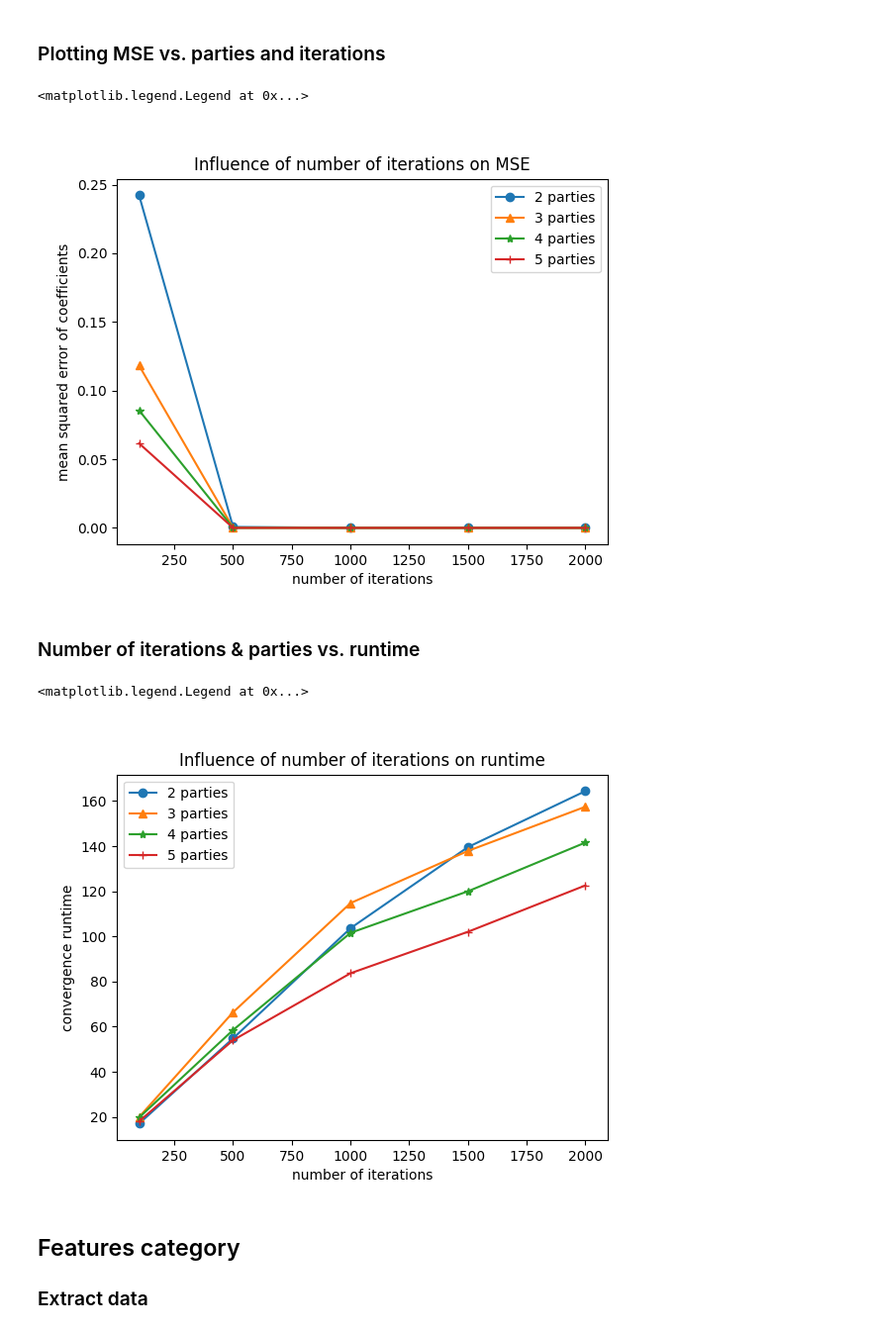
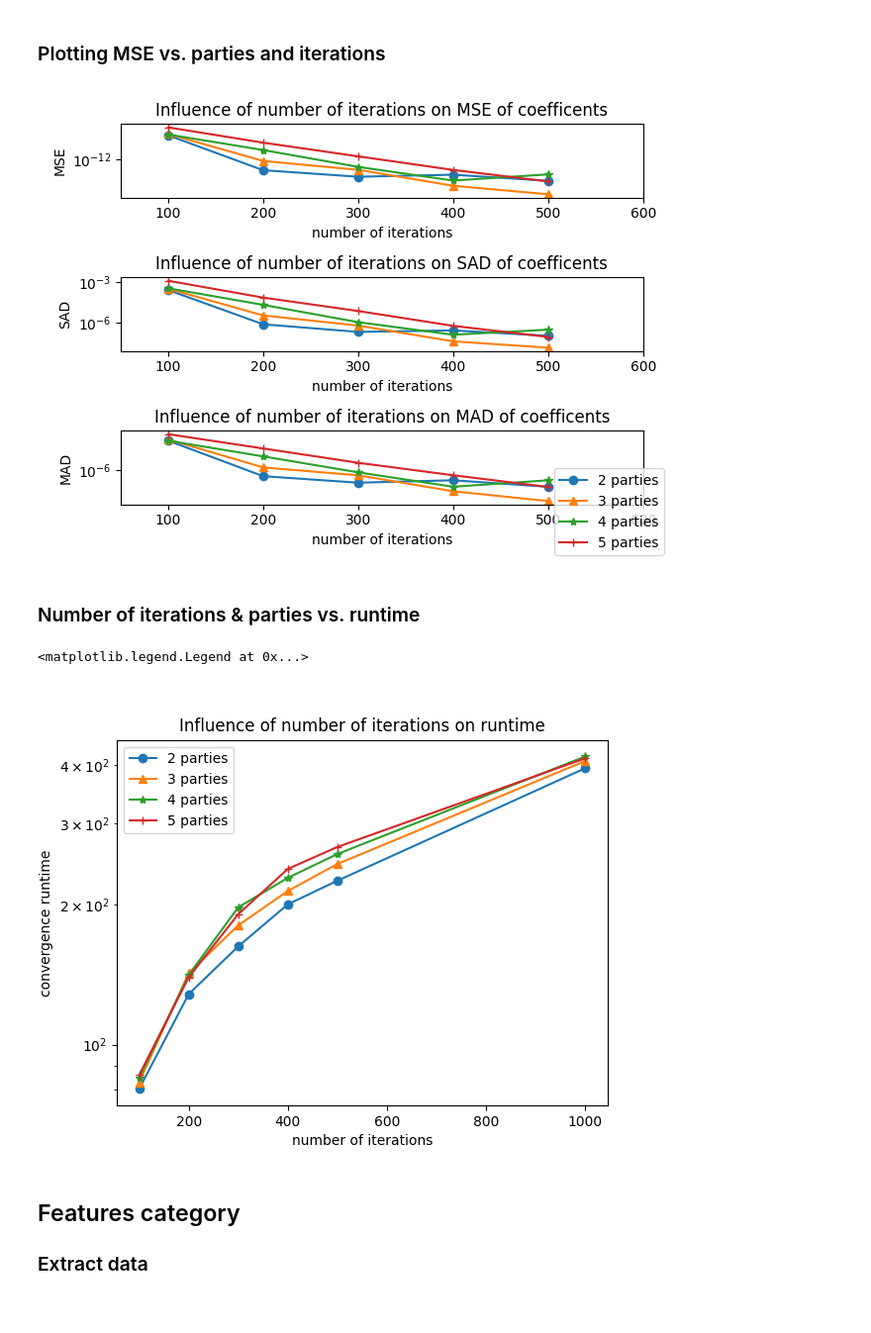
Before and after one commit to CARRIER-project/verticox, a Jupyter notebook: plot_benchmarks_with_c_index.ipynb, the cells around one changed output. Shown at 99% size. Saved outputs shown, nothing was run; the diff lists cells and outputs as text; code cells hidden in the pictures.

```diff
--- a/plot_benchmarks_with_c_index.ipynb
+++ b/plot_benchmarks_with_c_index.ipynb
@@ -13,3 +13,5 @@ import seaborn as sns
 # %% [markdown]
 ## Reading the data
+# %%
+BENCHMARK_FILE = "benchmark_results/report-seer_2024-12-04T11:53:46.704684.csv"
 # %%
@@ -110,7 +99,7 @@ parties_vs_iterations[["parties", "iterations", "preparation_runtime", "converge
 # %% [markdown]
 ### Plotting number of iterations vs. c-index
 # %%
-def plot_y_vs_iterations(y: str):
+def plot_y_vs_iterations(y: str, yscale="linear", x_range=None, fig=None, ax=None):
     """
     x axis: iterations
     y: axis: c_index of central (constant) and decentral (multiple points)
@@ -120,17 +109,29 @@ def plot_y_vs_iterations(y: str):
     linestyles = ["--", "-.", ":"]
     markers = ["o", "^", "*", "+"]
 
-    fig, ax = plt.subplots()
+    if ax is None:
+        fig, ax = plt.subplots()
 
-    for idx, (parties, group) in enumerate(parties_vs_iterations.groupby("parties")):
+    data = parties_vs_iterations
+
+    if x_range:
+        filter_ = (data["iterations"] >=  x_range[0]) & (data["iterations"] <= x_range[1])
+        data = parties_vs_iterations[filter_]
+
+
+
+    for idx, (parties, group) in enumerate(data.groupby("parties")):
         ax.plot(group["iterations"], group[y], linestyle="-", marker=markers[idx],
-                label=f"{int(parties)} parties")
+                label=f"{int(parties)} parties", )
+
+    ax.set_yscale(yscale)
 
     return fig, ax
 
-fig, ax = plot_y_vs_iterations("c_index_verticox")
+X_LIMIT = 400
+fig, ax = plot_y_vs_iterations("c_index_verticox", x_range=(-1, X_LIMIT))
 
-central_x = [0, parties_vs_iterations["iterations"].max()]
+central_x = [0, X_LIMIT]
 central_y = [parties_vs_iterations["c_index_central"].iloc[0]]*2
 
 ax.plot(central_x, central_y, label="original coxph c-index", linestyle="--")
@@ -170,19 +193,26 @@ parties_vs_iterations[["parties", "iterations", "preparation_runtime", "converge
 # %% [markdown]
 ### Plotting MSE vs. parties and iterations
 # %%
-fig, ax = plot_y_vs_iterations("mse")
+fig, ax = plt.subplots(3, 1)
 
-ax.set_xlabel("number of iterations")
-ax.set_ylabel("mean squared error of coefficients")
-ax.set_title("Influence of number of iterations on MSE")
-plt.legend()
+for idx, metric in enumerate(["mse", "sad", "mad"]):
+    sub_ax = ax[idx]
+    plot_y_vs_iterations(metric, yscale="log", ax = sub_ax, x_range=(0, 600))
+
+    sub_ax.set_xlabel("number of iterations")
+    sub_ax.set_ylabel(metric.upper())
+    sub_ax.set_title(f"Influence of number of iterations on {metric.upper()} of coefficents")
+    sub_ax.set_xlim(50, 600)
+    if metric == "mse":
+        fig.legend(loc="lower right")
+
+fig.tight_layout()
 # %% [output]
-<matplotlib.legend.Legend at 0x...>
-[figure, old version]
+[figure, new version]
 # %% [markdown]
 ### Number of iterations & parties vs. runtime
 # %%
-fig, ax = plot_y_vs_iterations("convergence_runtime")
+fig, ax = plot_y_vs_iterations("convergence_runtime", yscale="log")
 
 ax.set_xlabel("number of iterations")
 ax.set_ylabel("convergence runtime")
@@ -190,7 +220,7 @@ ax.set_title("Influence of number of iterations on runtime")
 plt.legend()
 # %% [output]
 <matplotlib.legend.Legend at 0x...>
-[figure, old version]
+[figure, new version]
 # %% [markdown]
 ## Features category
 ### Extract data
```
Also changed, not shown: parts of 12 cells of this notebook, 2 other files.
